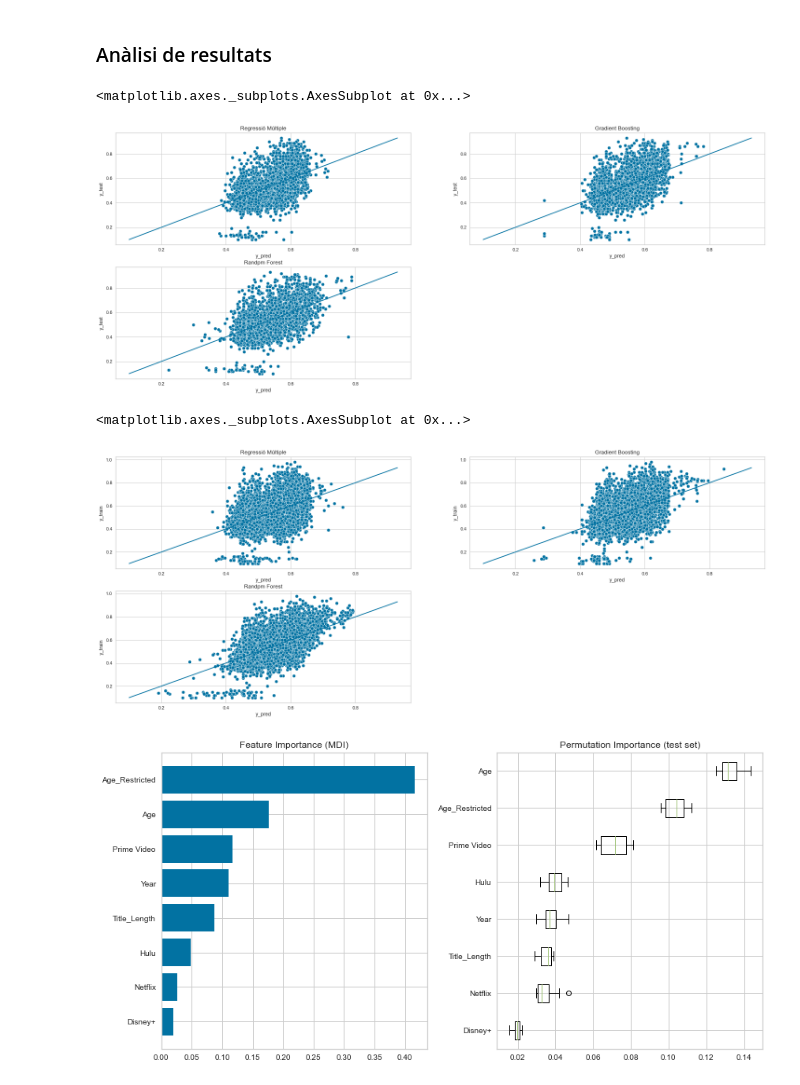
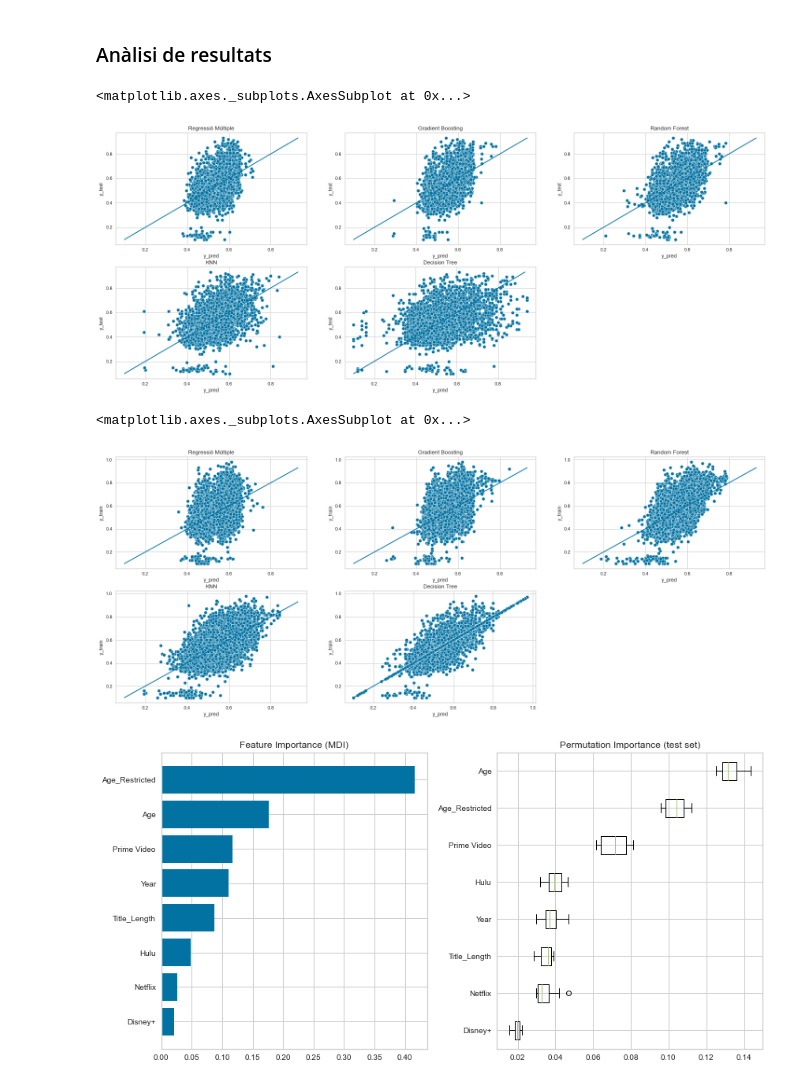
Before and after one commit to AlbaFernandezCor/MoviesOnStreamingPlatforms, a Jupyter notebook: Cas_Kaggle - def.ipynb, the cells around one changed output. Drawn from its saved outputs; the diff is of its cells as text; code cells hidden in the pictures.

```diff
--- a/Cas_Kaggle - def.ipynb
+++ b/Cas_Kaggle - def.ipynb
@@ -691,48 +691,72 @@ Best CV Score: 0.032794043269285734
 # %%
 #Ara graficarem la y_test(y) contra la y_pred(x)
 fig = plt.figure(figsize=(25,15))
-ax1 = fig.add_subplot(3, 2, 1)
+ax1 = fig.add_subplot(3, 3, 1)
 ax1.set_title('Regressió Múltiple')
 ax1.set_xlabel("y_pred")
 ax1.set_ylabel("y_test")
-ax2 = fig.add_subplot(3, 2, 2)
+ax2 = fig.add_subplot(3, 3, 2)
 ax2.set_title('Gradient Boosting')
 ax2.set_xlabel("y_pred")
 ax2.set_ylabel("y_test")
-ax3 = fig.add_subplot(3, 2, 3)
-ax3.set_title('Randpm Forest')
+ax3 = fig.add_subplot(3, 3, 3)
+ax3.set_title('Random Forest')
 ax3.set_xlabel("y_pred")
 ax3.set_ylabel("y_test")
+ax4 = fig.add_subplot(3, 3, 4)
+ax4.set_title('KNN')
+ax4.set_xlabel("y_pred")
+ax4.set_ylabel("y_test")
+ax5 = fig.add_subplot(3, 3, 5)
+ax5.set_title('Decision Tree')
+ax5.set_xlabel("y_pred")
+ax5.set_ylabel("y_test")
 
 #Regressió Múltiple
 sns.scatterplot(x = y_pred_rm, y = y_test, palette='pastel', ax=ax1)
 sns.lineplot(x = y_test, y = y_test, palette = ['r'], ax=ax1) # recta amb pendent 1, per veure com de bona es ypred
 
 #Gradient Boosting
 sns.scatterplot(x = y_pred_reg, y = y_test, palette='purple', ax=ax2)
 sns.lineplot(x = y_test, y = y_test, palette = 'deep', ax=ax2) # recta amb pendent 1, per veure com de bona es ypred
 
 #Random Forest
 sns.scatterplot(x = y_pred_rf, y = y_test, palette='purple', ax=ax3)
 sns.lineplot(x = y_test, y = y_test, palette = 'red', ax=ax3) # recta amb pendent 1, per veure com de bona es ypred
+
+#KNN
+sns.scatterplot(x = y_pred_knn, y = y_test, palette='purple', ax=ax4)
+sns.lineplot(x = y_test, y = y_test, palette = 'red', ax=ax4) # recta amb pendent 1, per veure com de bona es ypred
+
+#Decission Tree
+sns.scatterplot(x = y_pred_dtr, y = y_test, palette='purple', ax=ax5)
+sns.lineplot(x = y_test, y = y_test, palette = 'red', ax=ax5) # recta amb pendent 1, per veure com de bona es ypred
 # %% [output]
 <matplotlib.axes._subplots.AxesSubplot at 0x...>
-[figure, old version]
+[figure, new version]
 # %%
 #Ara graficarem la y_train(y) contra la y_pred(x)
 fig = plt.figure(figsize=(25,15))
-ax1 = fig.add_subplot(3, 2, 1)
+ax1 = fig.add_subplot(3, 3, 1)
 ax1.set_title('Regressió Múltiple')
 ax1.set_xlabel("y_pred")
 ax1.set_ylabel("y_train")
-ax2 = fig.add_subplot(3, 2, 2)
+ax2 = fig.add_subplot(3, 3, 2)
 ax2.set_title('Gradient Boosting')
 ax2.set_xlabel("y_pred")
 ax2.set_ylabel("y_train")
-ax3 = fig.add_subplot(3, 2, 3)
-ax3.set_title('Randpm Forest')
+ax3 = fig.add_subplot(3, 3, 3)
+ax3.set_title('Random Forest')
 ax3.set_xlabel("y_pred")
 ax3.set_ylabel("y_train")
+ax4 = fig.add_subplot(3, 3, 4)
+ax4.set_title('KNN')
+ax4.set_xlabel("y_pred")
+ax4.set_ylabel("y_train")
+ax5 = fig.add_subplot(3, 3, 5)
+ax5.set_title('Decision Tree')
+ax5.set_xlabel("y_pred")
+ax5.set_ylabel("y_train")
 
 #Regressió Múltiple
 sns.scatterplot(x = y_pred_rm_train, y = y_train, palette='pastel', ax=ax1)
@@ -745,9 +769,17 @@ sns.lineplot(x = y_test, y = y_test, palette = 'deep', ax=ax2) # recta amb pende
 #Random Forest
 sns.scatterplot(x = y_pred_rf_train, y = y_train, palette='purple', ax=ax3)
 sns.lineplot(x = y_test, y = y_test, palette = 'red', ax=ax3) # recta amb pendent 1, per veure com de bona es ypred
+
+#KNN
+sns.scatterplot(x = y_pred_knn_train, y = y_train, palette='purple', ax=ax4)
+sns.lineplot(x = y_test, y = y_test, palette = 'red', ax=ax4) # recta amb pendent 1, per veure com de bona es ypred
+
+#Decission Tree
+sns.scatterplot(x = y_pred_dtr_train, y = y_train, palette='purple', ax=ax5)
+sns.lineplot(x = y_test, y = y_test, palette = 'red', ax=ax5) # recta amb pendent 1, per veure com de bona es ypred
 # %% [output]
 <matplotlib.axes._subplots.AxesSubplot at 0x...>
-[figure, old version]
+[figure, new version]
 # %%
 #GRADIENT BOOSTING Plot feature importance
 feature_importance = reg.feature_importances_
```
Also changed, not shown: parts of 8 cells of this notebook.
